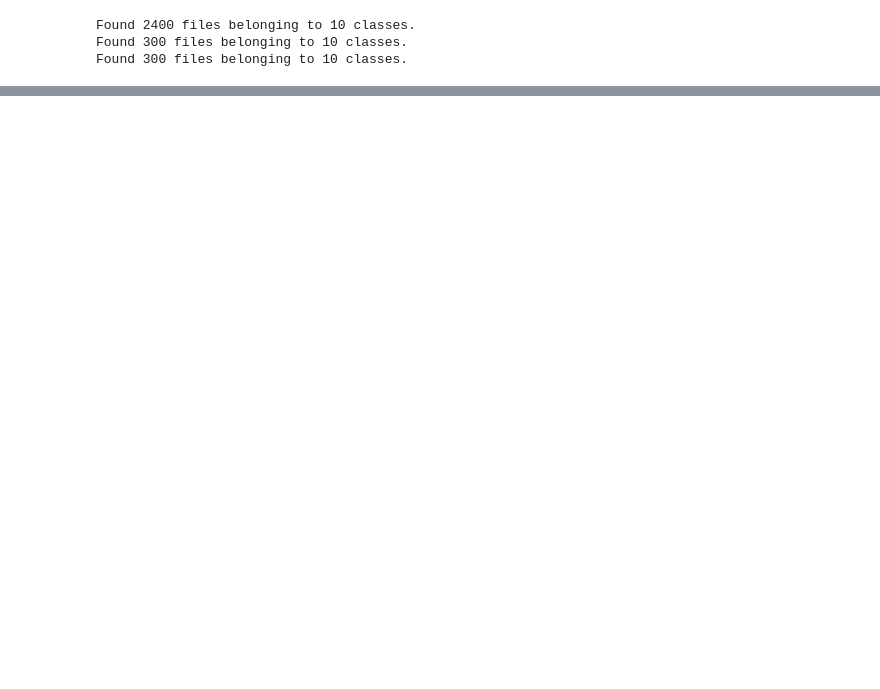
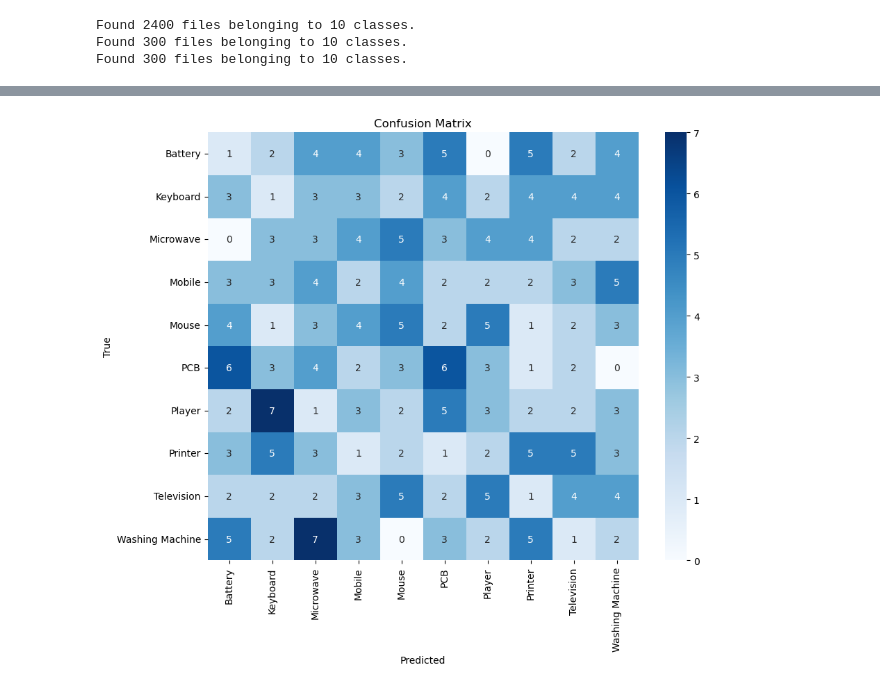
Before and after one commit to ShraddhaDolas/E-waste-classification, a Jupyter notebook: e-waste.ipynb, the cells around one changed output, grey strips where cells are left out. Cells and saved outputs as stored; diff of their text form; code cells hidden in the pictures; blank space fills up the shorter version.

```diff
--- a/e-waste.ipynb
+++ b/e-waste.ipynb
@@ -182,0 +259,15 @@ for layer in base_model.layers[:100]:
+# %%
+### Evaluate Model Performance on Test Data using Confusion Matrix and Classification Report
+
+# Extract true labels from all batches
+y_true = np.concatenate([y.numpy() for x, y in datatest], axis=0)  # Ground truth labels
+
+# Get predictions as probabilities and then predicted classes
+y_pred_probs = model.predict(datatest)
+
+# Class with highest probability
+y_pred = np.argmax(y_pred_probs, axis=1)
+
+# Print confusion matrix and classification report
+print(confusion_matrix(y_true, y_pred))
+print(classification_report(y_true, y_pred))
@@ -182,0 +292,18 @@ for layer in base_model.layers[:100]:
+# %%
+### Plot Confusion Matrix as Heatmap for Better Visualization
+
+cm = confusion_matrix(y_true, y_pred)                                     # Compute confusion matrix
+                                                     # Import seaborn for visualization
+
+plt.figure(figsize=(10, 8))                                               # Set figure size
+sns.heatmap(cm, annot=True, fmt='d',
+            xticklabels=class_names,
+            yticklabels=class_names,
+            cmap='Blues')                                                 # Create heatmap with class labels
+
+plt.xlabel('Predicted')                                                   # Label for x-axis
+plt.ylabel('True')                                                        # Label for y-axis
+plt.title('Confusion Matrix')                                             # Title for the plot
+plt.show()                                                                # Display the plot
+# %% [output]
+[figure, added]
```
Also changed, not shown: parts of 17 cells of this notebook.
